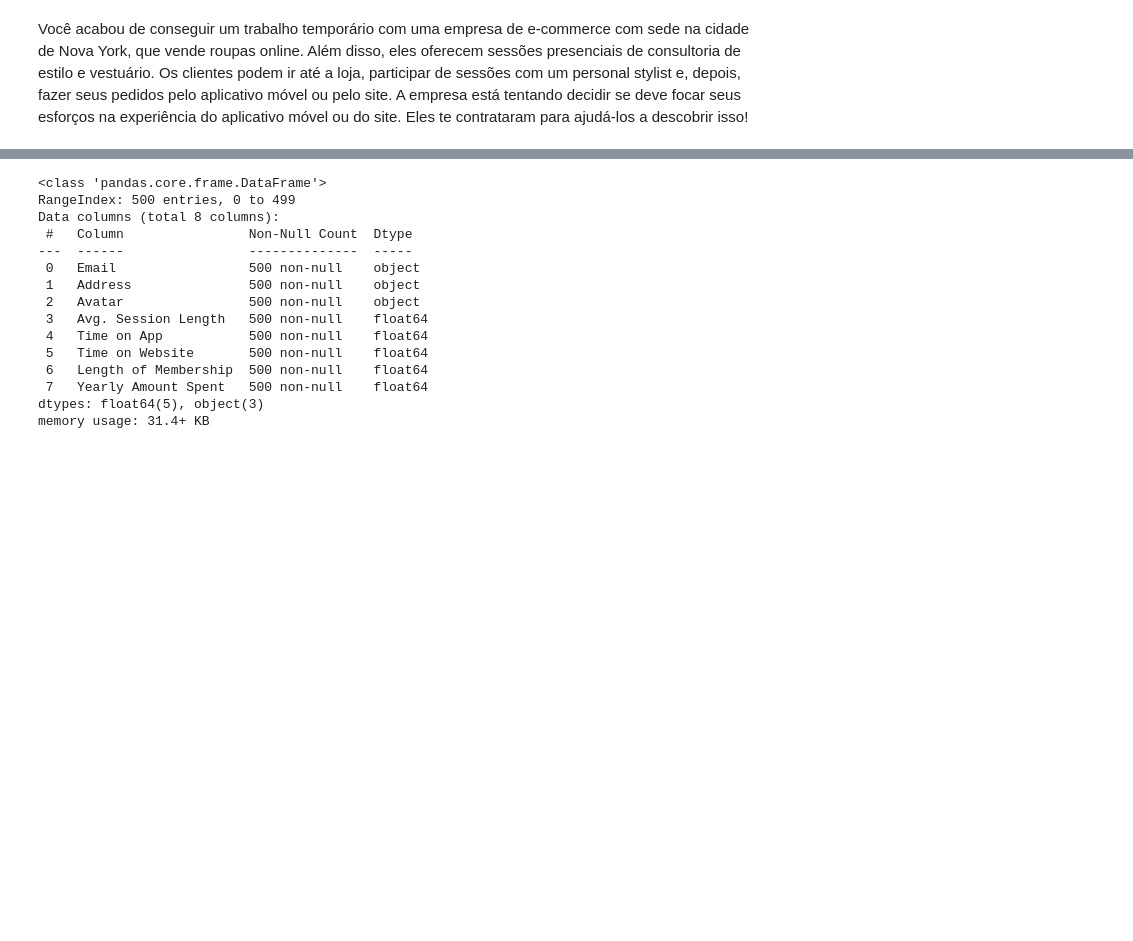
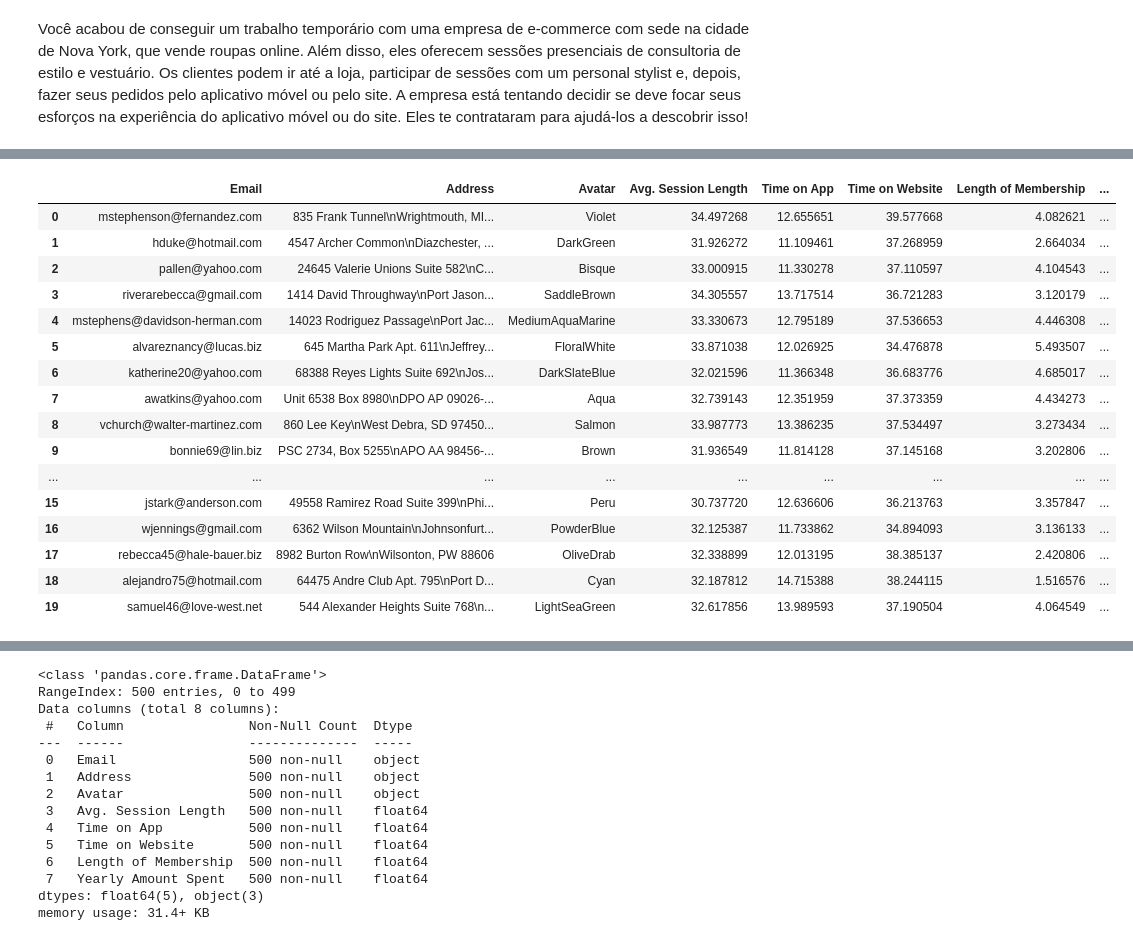
Before and after one commit to IsaCristinaMartins/Desafio_Machine_Learning, a Jupyter notebook: Regressão Linear/notebooks/desafio.ipynb, the cells around one changed output, grey strips where cells are left out. Saved outputs shown, nothing was run; the diff lists cells and outputs as text; code cells hidden in the pictures; blank space fills up the shorter version.

```diff
--- a/Regressão Linear/notebooks/desafio.ipynb
+++ b/Regressão Linear/notebooks/desafio.ipynb
@@ -11,6 +25,24 @@ import seaborn as sns
 # %%
 df_customers= pd.read_csv('../data/Ecommerce Customers.csv')
 
-df_customers.head()
+df_customers.head(20)
+# %% [output]
+|  | Email | Address | Avatar | Avg. Session Length | Time on App | Time on Website | Length of Membership | ... |
+| 0 | mstephenson@fernandez.com | 835 Frank Tunnel\nWrightmouth, MI... | Violet | 34.497268 | 12.655651 | 39.577668 | 4.082621 | ... |
+| 1 | hduke@hotmail.com | 4547 Archer Common\nDiazchester, ... | DarkGreen | 31.926272 | 11.109461 | 37.268959 | 2.664034 | ... |
+| 2 | pallen@yahoo.com | 24645 Valerie Unions Suite 582\nC... | Bisque | 33.000915 | 11.330278 | 37.110597 | 4.104543 | ... |
+| 3 | riverarebecca@gmail.com | 1414 David Throughway\nPort Jason... | SaddleBrown | 34.305557 | 13.717514 | 36.721283 | 3.120179 | ... |
+| 4 | mstephens@davidson-herman.com | 14023 Rodriguez Passage\nPort Jac... | MediumAquaMarine | 33.330673 | 12.795189 | 37.536653 | 4.446308 | ... |
+| 5 | alvareznancy@lucas.biz | 645 Martha Park Apt. 611\nJeffrey... | FloralWhite | 33.871038 | 12.026925 | 34.476878 | 5.493507 | ... |
+| 6 | katherine20@yahoo.com | 68388 Reyes Lights Suite 692\nJos... | DarkSlateBlue | 32.021596 | 11.366348 | 36.683776 | 4.685017 | ... |
+| 7 | awatkins@yahoo.com | Unit 6538 Box 8980\nDPO AP 09026-... | Aqua | 32.739143 | 12.351959 | 37.373359 | 4.434273 | ... |
+| 8 | vchurch@walter-martinez.com | 860 Lee Key\nWest Debra, SD 97450... | Salmon | 33.987773 | 13.386235 | 37.534497 | 3.273434 | ... |
+| 9 | bonnie69@lin.biz | PSC 2734, Box 5255\nAPO AA 98456-... | Brown | 31.936549 | 11.814128 | 37.145168 | 3.202806 | ... |
+| ... | ... | ... | ... | ... | ... | ... | ... | ... |
+| 15 | jstark@anderson.com | 49558 Ramirez Road Suite 399\nPhi... | Peru | 30.737720 | 12.636606 | 36.213763 | 3.357847 | ... |
+| 16 | wjennings@gmail.com | 6362 Wilson Mountain\nJohnsonfurt... | PowderBlue | 32.125387 | 11.733862 | 34.894093 | 3.136133 | ... |
+| 17 | rebecca45@hale-bauer.biz | 8982 Burton Row\nWilsonton, PW 88606 | OliveDrab | 32.338899 | 12.013195 | 38.385137 | 2.420806 | ... |
+| 18 | alejandro75@hotmail.com | 64475 Andre Club Apt. 795\nPort D... | Cyan | 32.187812 | 14.715388 | 38.244115 | 1.516576 | ... |
+| 19 | samuel46@love-west.net | 544 Alexander Heights Suite 768\n... | LightSeaGreen | 32.617856 | 13.989593 | 37.190504 | 4.064549 | ... |
 # %%
 df_customers.describe()
```
Also changed, not shown: parts of 12 cells of this notebook.
